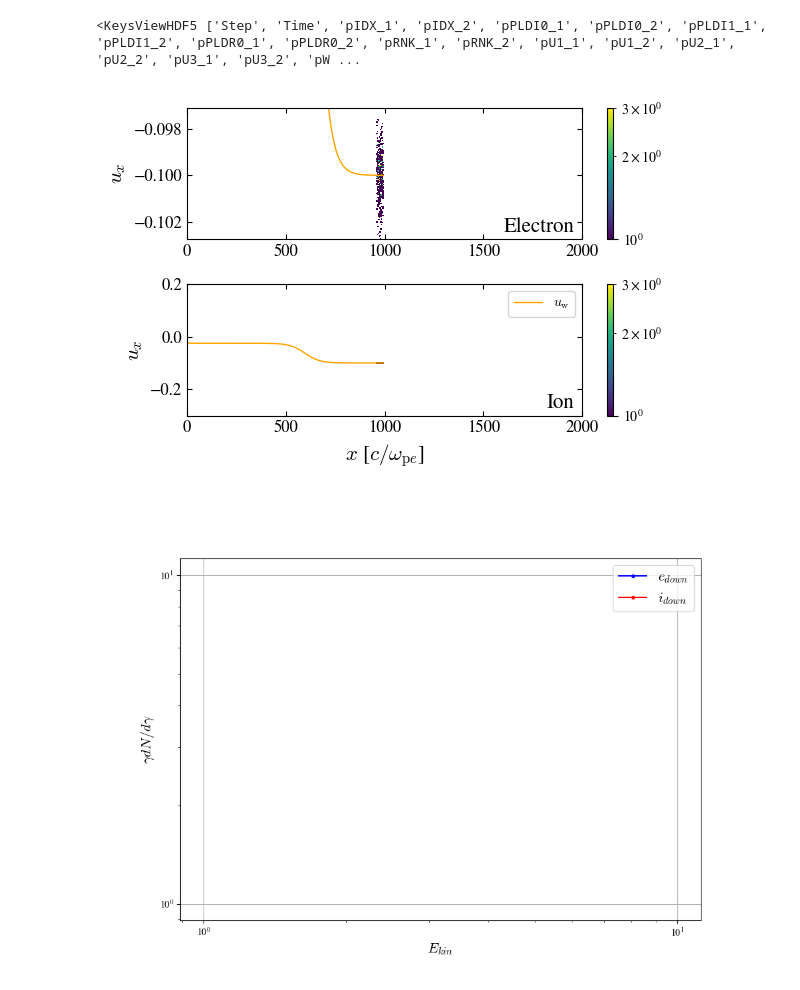
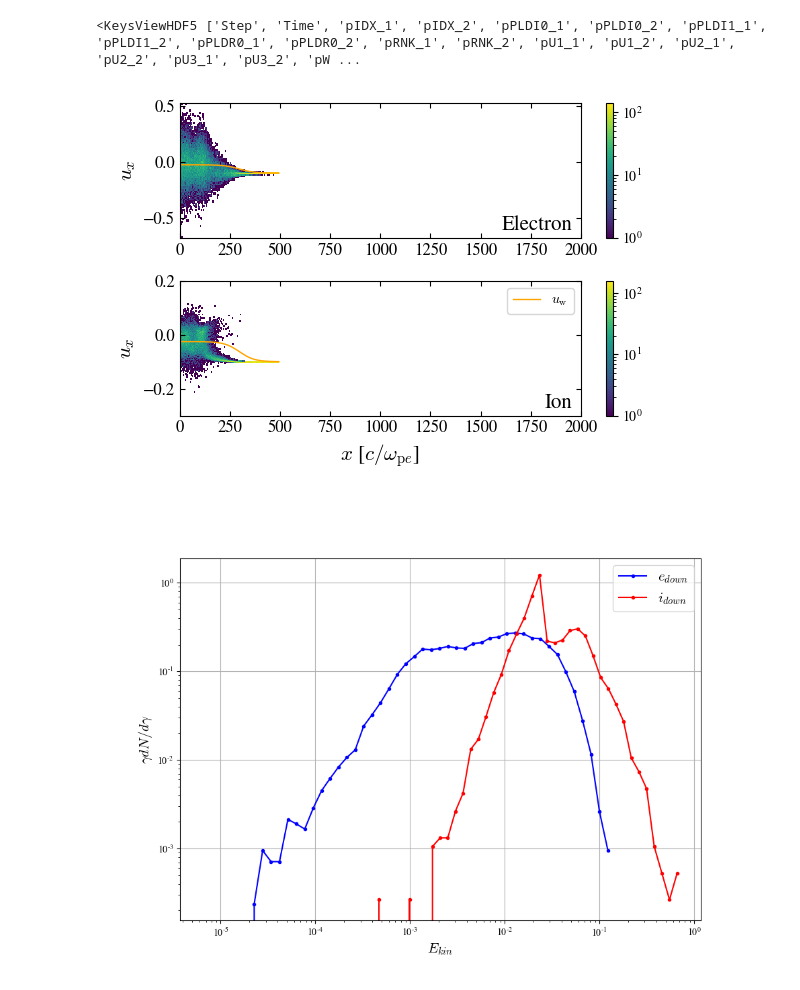
Before and after one commit to xwgong01/entity, a Jupyter notebook: FldMCP/vis-clean/Prtls_clean.ipynb, the cells around one changed output. Saved outputs shown, nothing was run; the diff lists cells and outputs as text; code cells hidden in the pictures.

```diff
--- a/FldMCP/vis-clean/Prtls_clean.ipynb
+++ b/FldMCP/vis-clean/Prtls_clean.ipynb
@@ -21,8 +21,9 @@ fstick = 12
 def smooth( x, window_len=61, window='hanning', axis = -1):
     return filters.convolve1d(x, np.ones(window_len)/window_len, axis=axis)
 
-datafolder = "/travail/xgong/test_mpi/output/mi25-MA40_jpt2"
-# datafolder = "/travail/xgong/test_separate/output/mi25-MA40_large"
+datafolder = "/travail/xgong/test_mpi/output/mi25-MA40_box2000"
+datafolder = "/travail/xgong/test_mpi/output/mi25-MA40_3"
+# datafolder = "/travail/xgong/test_mpi/output/mi25-MA40_2"
 import re
 
 match = re.search(r'mi(\d+)', datafolder)
@@ -41,7 +42,7 @@ print(len(files))
 
 
 os.system('ls '+ os.path.join(datafolder, 'fields/*h5') + ' > ' + os.path.join(datafolder, 'filelist_flds.txt'))
-with open(os.path.j_largeoin(datafolder, 'filelist_flds.txt')) as f:
+with open(os.path.join(datafolder, 'filelist_flds.txt')) as f:
     files_fld = f.readlines()
     for i in range(len(files_fld)):
         files_fld[i] = files_fld[i].strip()
@@ -54,5 +53,5 @@ AttributeError: module 'posixpath' has no attribute 'j_largeoin'
 # %%
-x = -1
+x = -2
 import matplotlib
 
 def getuw(x,Xsh, Lsh, driftux):
@@ -78,7 +77,7 @@ x2 = np.array(file['pX1_2'])
 # xmax = x2.max()
 xmin,xmax = 0,x1.max()
 fill=0.6
-numx, numu = 400,300
+numx, numu = 200,100
 
 fig,(ax1, ax2) = plt.subplots(2,figsize = (6,4))
 res = ax1.hist2d(x1, u11, bins=(np.linspace(xmin,xmax,numx),np.linspace(u11.min(),u11.max(),numu)), norm=matplotlib.colors.LogNorm())
@@ -105,34 +104,34 @@ ax1.text(
 res = ax2.hist2d(x2, u12, bins=(np.linspace(xmin,xmax,numx),np.linspace(u12.min(),u12.max(),numu)), norm=matplotlib.colors.LogNorm())
 
 ax2.set_ylabel(r'$u_x$', fontsize= 15)
 ax2.set_xlabel(r'$x$ [$c / \omega_{\mathrm{p}e}$]', fontsize= 15)
 # ax2.plot([xmin,xmax],[-0.1,-0.1], color = 'red', lw=0.5)
 # ax2.plot(X_fld, vEB, color='red', label='ExB',lw = 1)
 ax2.plot(np.linspace(xmin,xmax,numx), getuw(np.linspace(xmin,xmax,numx),x1.max()*fill, 150, 0.1), color = 'orange',lw = 1, label = r'$u_\mathrm{w}$')
 ax2.text(
     0.98, 0.02,
     "Ion",
     transform=ax2.transAxes,
     ha='right', va='bottom',
     fontsize=  15
 )
 
 fig.colorbar(ax = ax2, mappable=res[3])
 ax2.legend()
 ax1.set_xlim(0,2e3)
 ax2.set_xlim(0,2e3)
 ax2.set_ylim(-0.3,0.2)
 
 plt.tight_layout()
 ax1.tick_params(which='minor', direction='in', length=3, width=0.5, colors='k', grid_color='r', grid_alpha=0.5, labelsize=fstick)
 ax1.tick_params(axis='both', which='both', direction='in', top=True, right=True, labelsize=fstick)
 ax2.tick_params(which='minor', direction='in', length=3, width=0.5, colors='k', grid_color='r', grid_alpha=0.5, labelsize=fstick)
 ax2.tick_params(axis='both', which='both', direction='in', top=True, right=True, labelsize=fstick)
 # plt.savefig("./plots/IonPhaseMA400.png", dpi = 500, bbox_size = 'tight')
 # plt.savefig("./plots/MA40Prtl.png", dpi = 500, bbox_size = 'tight')
 # %% [output]
 <KeysViewHDF5 ['Step', 'Time', 'pIDX_1', 'pIDX_2', 'pPLDI0_1', 'pPLDI0_2', 'pPLDI1_1', 'pPLDI1_2', 'pPLDR0_1', 'pPLDR0_2', 'pRNK_1', 'pRNK_2', 'pU1_1', 'pU1_2', 'pU2_1', 'pU2_2', 'pU3_1', 'pU3_2', 'pW ...
-[figure, old version]
+[figure, new version]
 # %%
 # %matplotlib inline
 
@@ -221,4 +220,4 @@ plt.xlabel(r'$E_{kin}$',fontsize = 15)
 plt.grid()
 # plt.savefig('mbdist_strongscatt.png', dpi=300)
 # %% [output]
-[figure, old version]
+[figure, new version]
```
Also changed, not shown: parts of 1 cell of this notebook, 7 other files.
